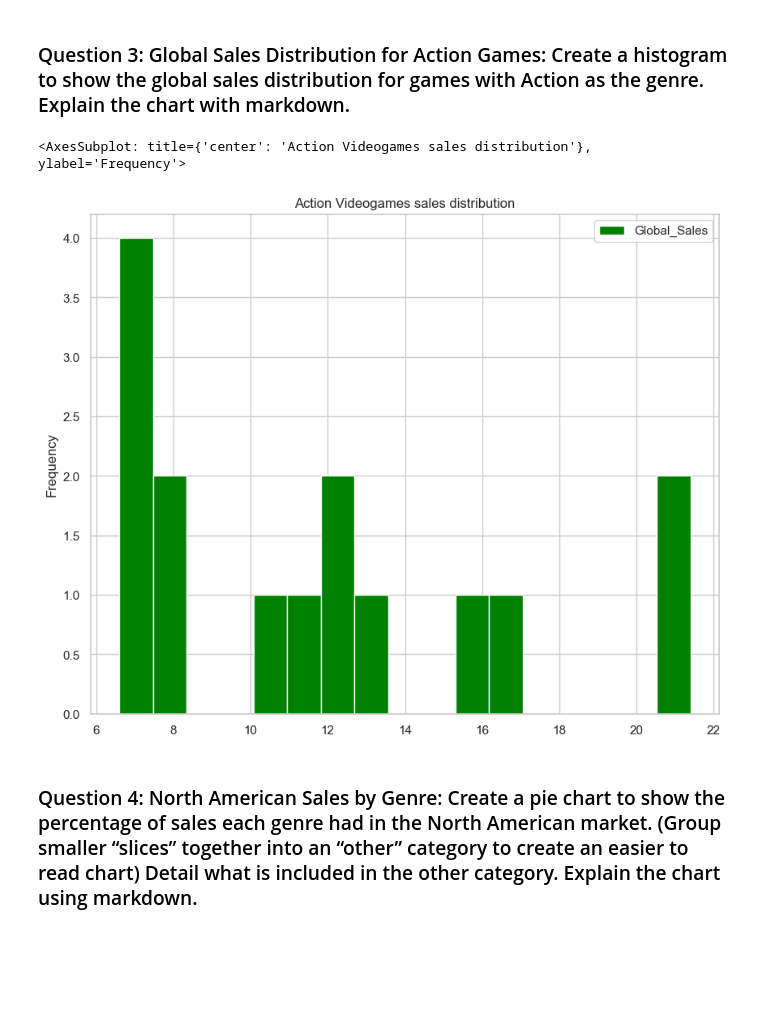
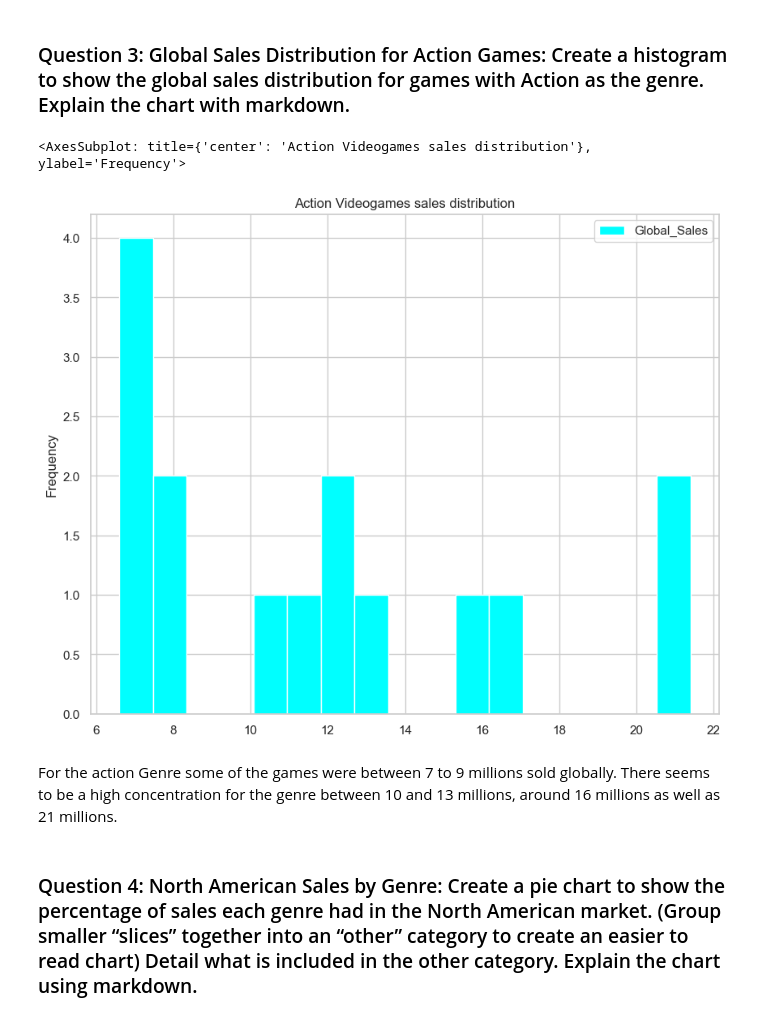
Before and after one commit to Bondi121/Intro-to-numpy, a Jupyter notebook: Treehouse 6 - Final Project/VideoGameSales.ipynb, the cells around one changed output. Saved outputs shown, nothing was run; the diff lists cells and outputs as text; code cells hidden in the pictures; blank space fills up the shorter version.

```diff
--- a/Treehouse 6 - Final Project/VideoGameSales.ipynb
+++ b/Treehouse 6 - Final Project/VideoGameSales.ipynb
@@ -86,10 +86,12 @@ The linestyle illustrates the total global sales by the year, whereas 2006 was t
 ### Question 3: Global Sales Distribution for Action Games: Create a histogram to show the global sales distribution for games with Action as the genre. Explain the chart with markdown.
 # %%
 action_games = videogames[videogames['Genre'] == 'Action']
-action_games[['Global_Sales']].plot(kind ='hist', bins=17, figsize=(10,8), color="green", linestyle="solid", title = 'Action Videogames sales distribution')
+action_games[['Global_Sales']].plot(kind ='hist', bins=17, figsize=(10,8), color="cyan", linestyle="solid", title = 'Action Videogames sales distribution')
 # %% [output]
 <AxesSubplot: title={'center': 'Action Videogames sales distribution'}, ylabel='Frequency'>
-[figure, old version]
+[figure, new version]
+# %% [markdown]
+For the action Genre some of the games were between 7 to 9 millions sold globally. There seems to be a high concentration for the genre between 10 and 13 millions, around 16 millions as well as 21 millions.
 # %% [markdown]
 ### Question 4: North American Sales by Genre: Create a pie chart to show the percentage of sales each genre had in the North American market. (Group smaller “slices” together into an “other” category to create an easier to read chart) Detail what is included in the other category. Explain the chart using markdown.
 # %%
```
Also changed, not shown: parts of 14 cells of this notebook, 13 other files.
